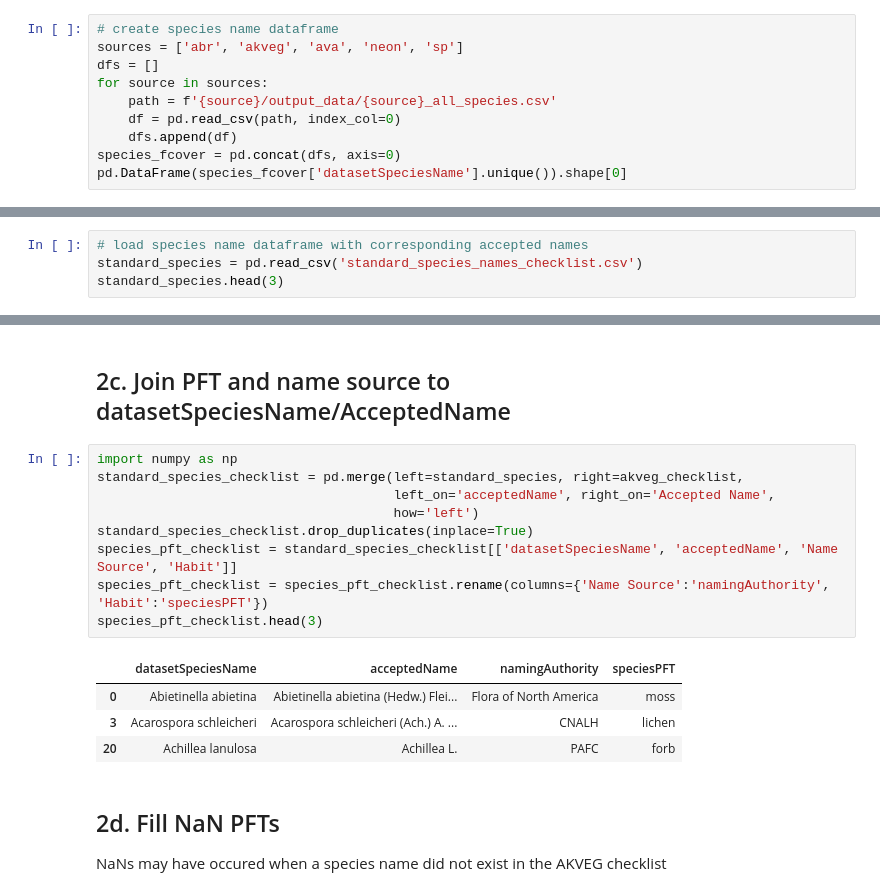
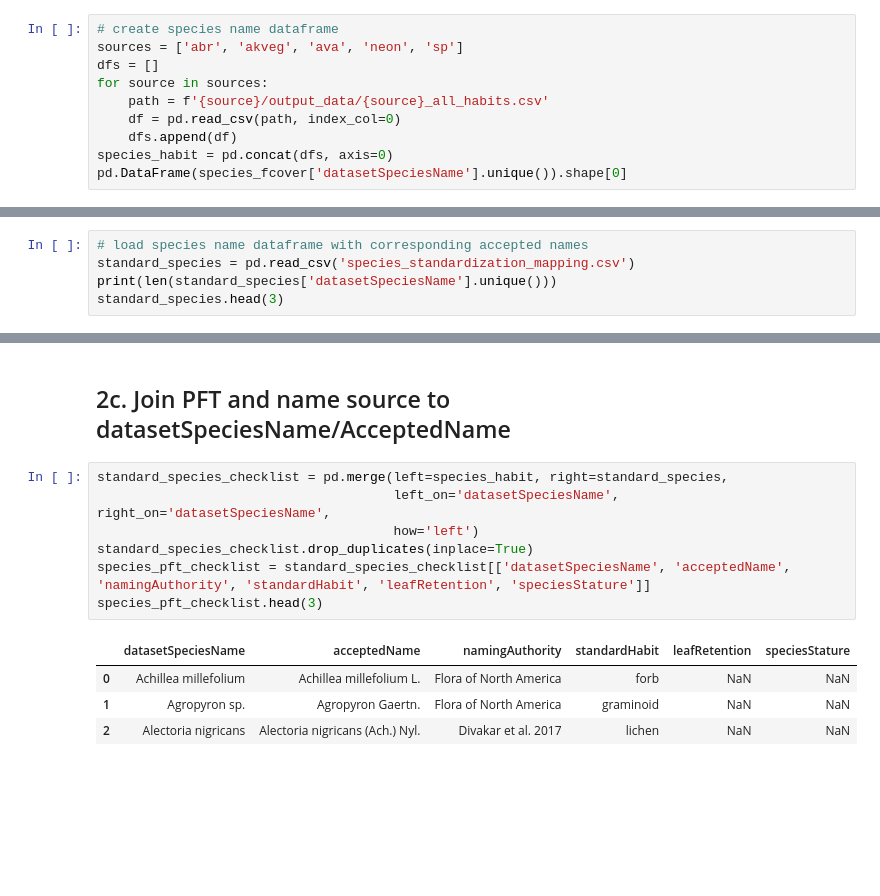
Before and after one commit to climatemodeling/alaska_pft_fcover_harmonization, a Jupyter notebook: harmonization.ipynb, the cells around one changed output, grey strips where cells are left out. Cells and saved outputs as stored; diff of their text form; blank space fills up the shorter version.

Commit message:
created species_pft_checklist

```diff
--- a/harmonization.ipynb
+++ b/harmonization.ipynb
@@ -162,9 +162,9 @@ plt.show()
 sources = ['abr', 'akveg', 'ava', 'neon', 'sp']
 dfs = []
 for source in sources:
-    path = f'{source}/output_data/{source}_all_species.csv'
+    path = f'{source}/output_data/{source}_all_habits.csv'
     df = pd.read_csv(path, index_col=0)
     dfs.append(df)
-species_fcover = pd.concat(dfs, axis=0)
+species_habit = pd.concat(dfs, axis=0)
 pd.DataFrame(species_fcover['datasetSpeciesName'].unique()).shape[0]
 # %% [output]
@@ -173,6 +182,7 @@ pd.DataFrame(species_fcover['datasetSpeciesName'].unique()).shape[0]
 ## 2a. Load dataframe with manually assigned acceptedName
 # %%
 # load species name dataframe with corresponding accepted names
-standard_species = pd.read_csv('standard_species_names_checklist.csv')
+standard_species = pd.read_csv('species_standardization_mapping.csv')
+print(len(standard_species['datasetSpeciesName'].unique()))
 standard_species.head(3)
 # %% [output]
@@ -195,19 +194,14 @@ akveg_checklist.head(3)
 # %% [markdown]
 ## 2c. Join PFT and name source to datasetSpeciesName/AcceptedName
 # %%
-import numpy as np
-standard_species_checklist = pd.merge(left=standard_species, right=akveg_checklist,
-                                      left_on='acceptedName', right_on='Accepted Name',
+standard_species_checklist = pd.merge(left=species_habit, right=standard_species,
+                                      left_on='datasetSpeciesName', right_on='datasetSpeciesName',
                                       how='left')
 standard_species_checklist.drop_duplicates(inplace=True)
-species_pft_checklist = standard_species_checklist[['datasetSpeciesName', 'acceptedName', 'Name Source', 'Habit']]
-species_pft_checklist = species_pft_checklist.rename(columns={'Name Source':'namingAuthority', 'Habit':'speciesPFT'})
+species_pft_checklist = standard_species_checklist[['datasetSpeciesName', 'acceptedName', 'namingAuthority', 'standardHabit', 'leafRetention', 'speciesStature']]
 species_pft_checklist.head(3)
 # %% [output]
-|  | datasetSpeciesName | acceptedName | namingAuthority | speciesPFT |
-| 0 | Abietinella abietina | Abietinella abietina (Hedw.) Flei... | Flora of North America | moss |
-| 3 | Acarospora schleicheri | Acarospora schleicheri (Ach.) A. ... | CNALH | lichen |
-| 20 | Achillea lanulosa | Achillea L. | PAFC | forb |
+|  | datasetSpeciesName | acceptedName | namingAuthority | standardHabit | leafRetention | speciesStature |
+| 0 | Achillea millefolium | Achillea millefolium L. | Flora of North America | forb | NaN | NaN |
+| 1 | Agropyron sp. | Agropyron Gaertn. | Flora of North America | graminoid | NaN | NaN |
+| 2 | Alectoria nigricans | Alectoria nigricans (Ach.) Nyl. | Divakar et al. 2017 | lichen | NaN | NaN |
-# %% [markdown]
-## 2d. Fill NaN PFTs
-NaNs may have occured when a species name did not exist in the AKVEG checklist
```
Also changed, not shown: parts of 24 cells of this notebook.
